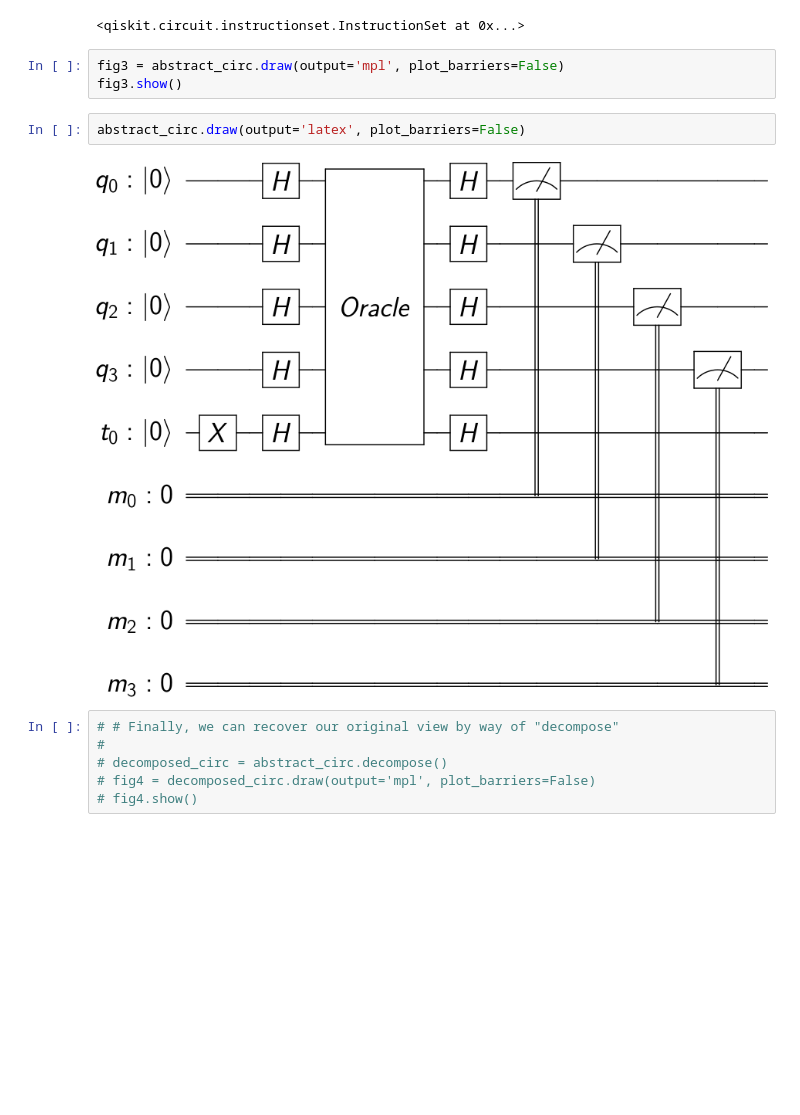
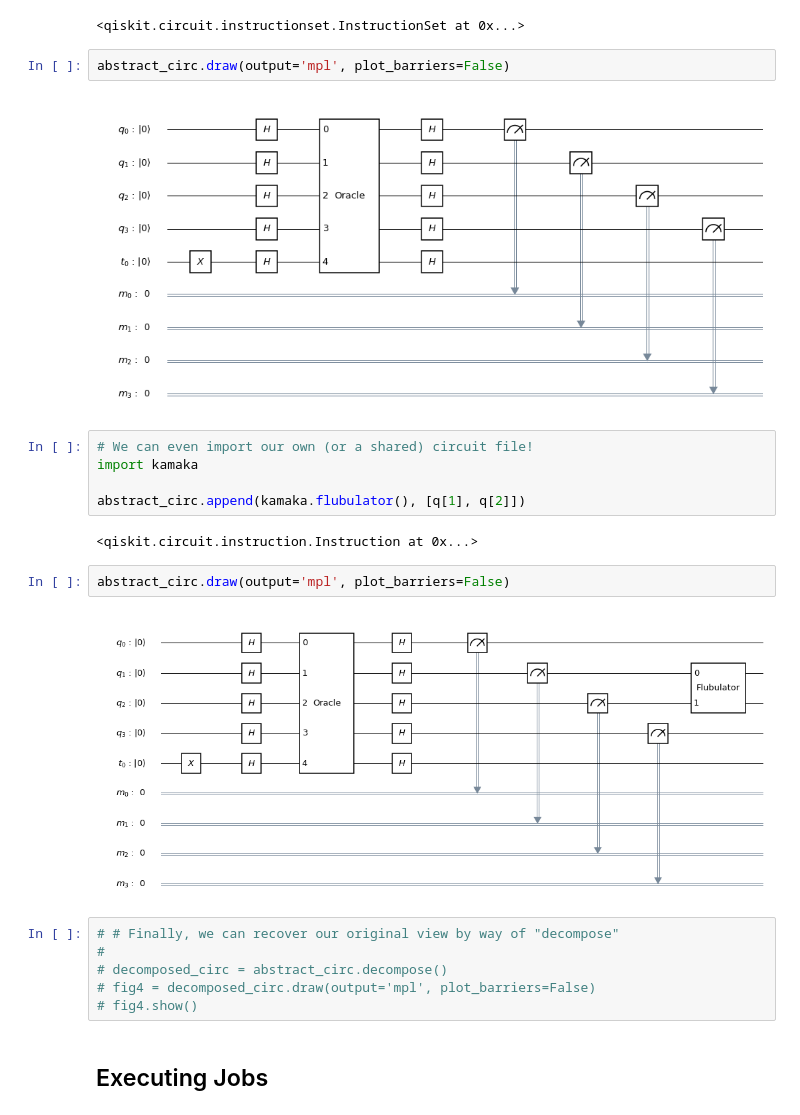
Before and after one commit to ParanoydAndroid/Qiskit_Demo, a Jupyter notebook: Demo_Rev2.ipynb, the cells around one changed output. Drawn from its saved outputs; the diff is of its cells as text; blank space fills up the shorter version.

```diff
--- a/Demo_Rev2.ipynb
+++ b/Demo_Rev2.ipynb
@@ -165,18 +201,28 @@ abstract_circ.measure(q, meas)
 # %% [output]
 <qiskit.circuit.instructionset.InstructionSet at 0x...>
 # %%
-fig3 = abstract_circ.draw(output='mpl', plot_barriers=False)
-fig3.show()
+abstract_circ.draw(output='mpl', plot_barriers=False)
+# %% [output]
+[figure, added]
+# %%
+# We can even import our own (or a shared) circuit file!
+import kamaka
+
+abstract_circ.append(kamaka.flubulator(), [q[1], q[2]])
+# %% [output]
+<qiskit.circuit.instruction.Instruction at 0x...>
 # %%
-abstract_circ.draw(output='latex', plot_barriers=False)
+abstract_circ.draw(output='mpl', plot_barriers=False)
 # %% [output]
-[figure, old version]
+[figure, new version]
 # %%
 # # Finally, we can recover our original view by way of "decompose"
 #
 # decomposed_circ = abstract_circ.decompose()
 # fig4 = decomposed_circ.draw(output='mpl', plot_barriers=False)
 # fig4.show()
+# %% [markdown]
+## Executing Jobs
 # %%
 # Now we run our circuit
 # First, we need to know our backends
```
Also changed, not shown: parts of 25 cells of this notebook, 1 other file.
